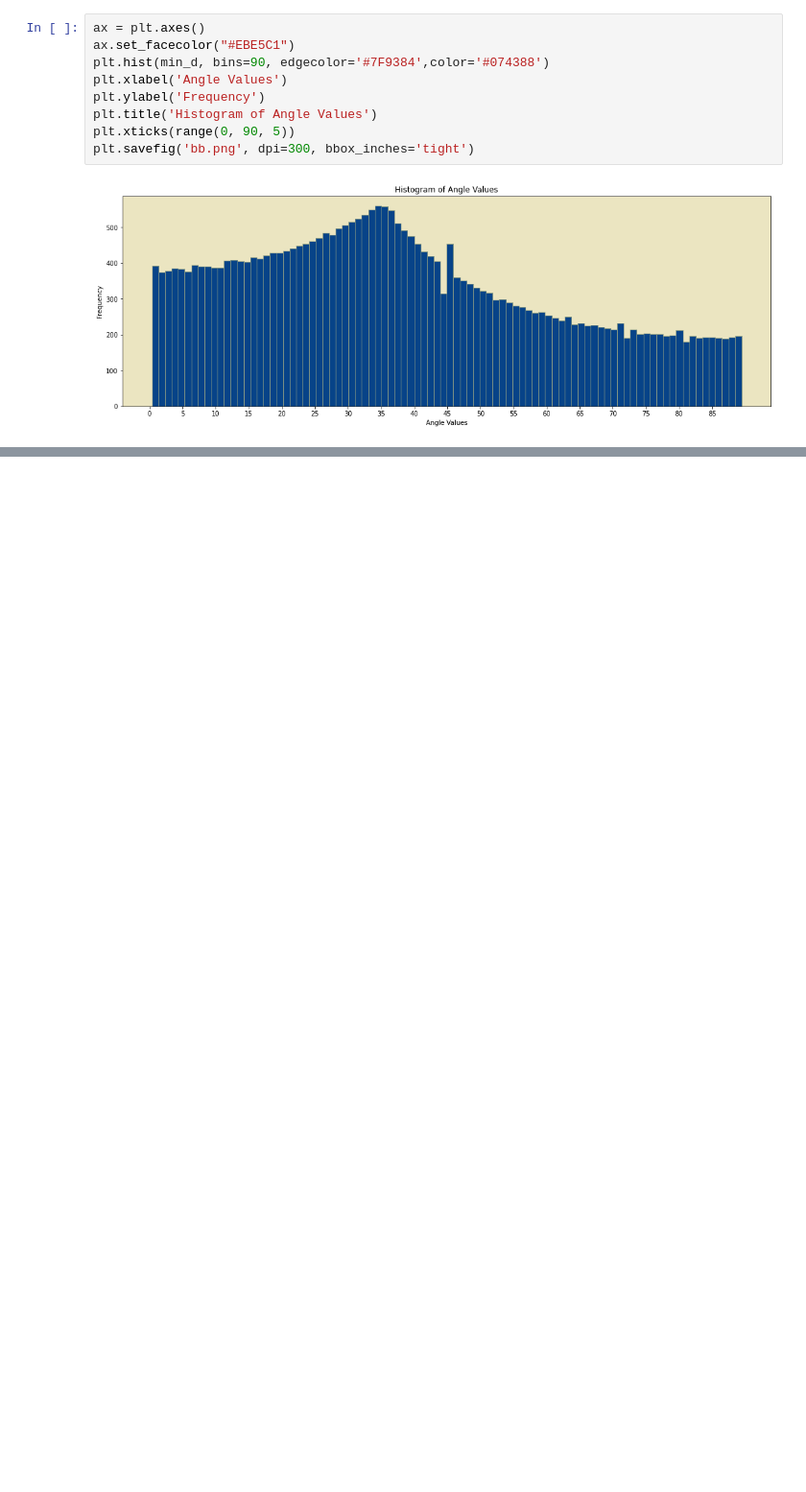
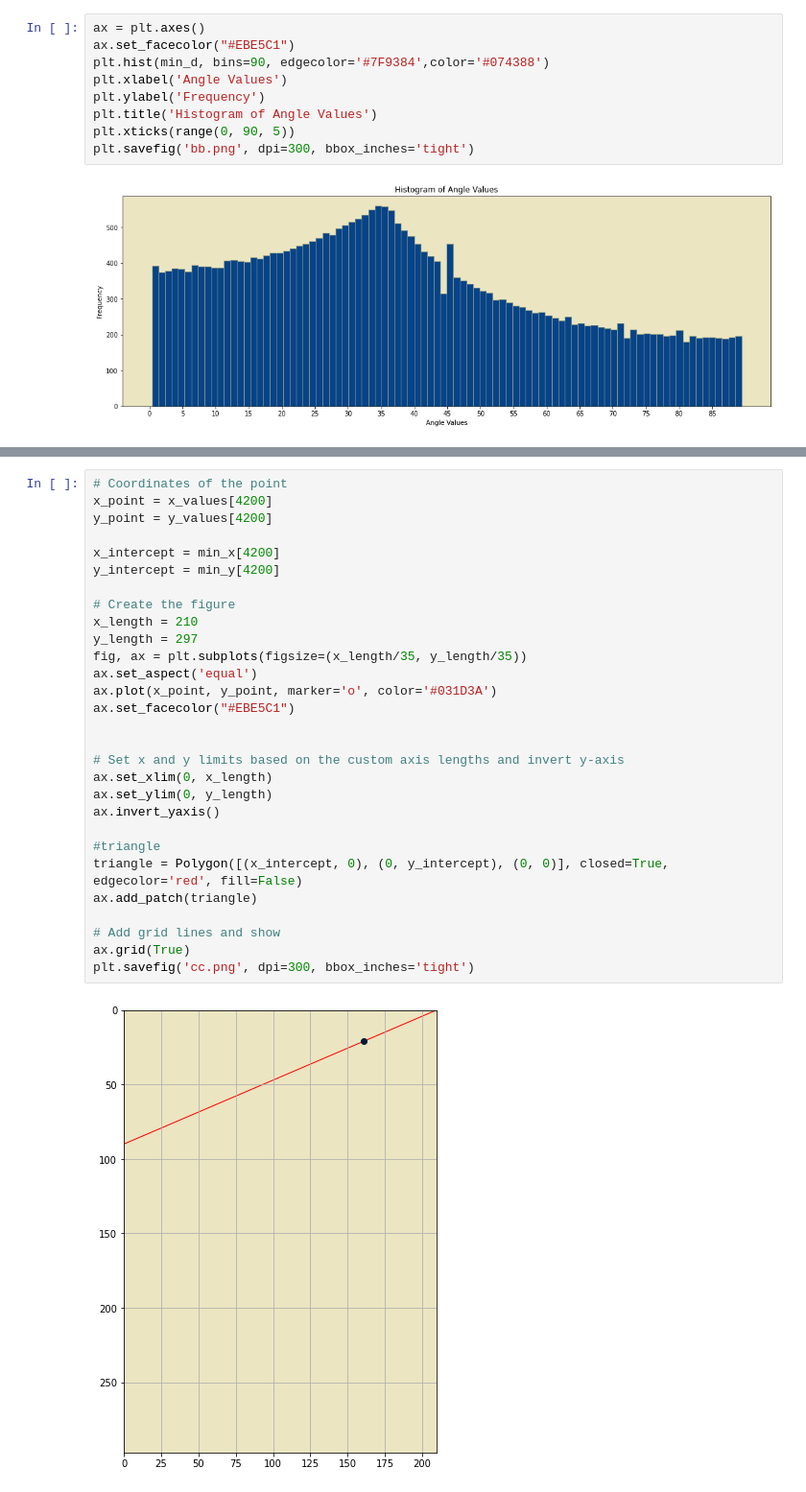
Before and after one commit to AOYT2/stapler, a Jupyter notebook: stapler.ipynb, the cells around one changed output, grey strips where cells are left out. Shown at 96% size. Cells and saved outputs as stored; diff of their text form; blank space fills up the shorter version.

```diff
--- a/stapler.ipynb
+++ b/stapler.ipynb
@@ -115,0 +137,31 @@ plt.savefig('bb.png', dpi=300, bbox_inches='tight')
+# %%
+# Coordinates of the point
+x_point = x_values[4200]
+y_point = y_values[4200]
+
+x_intercept = min_x[4200]
+y_intercept = min_y[4200]
+
+# Create the figure
+x_length = 210
+y_length = 297
+fig, ax = plt.subplots(figsize=(x_length/35, y_length/35))
+ax.set_aspect('equal')
+ax.plot(x_point, y_point, marker='o', color='#031D3A')
+ax.set_facecolor("#EBE5C1")
+
+
+# Set x and y limits based on the custom axis lengths and invert y-axis
+ax.set_xlim(0, x_length)
+ax.set_ylim(0, y_length)
+ax.invert_yaxis()
+
+#triangle
+triangle = Polygon([(x_intercept, 0), (0, y_intercept), (0, 0)], closed=True, edgecolor='red', fill=False)
+ax.add_patch(triangle)
+
+# Add grid lines and show
+ax.grid(True)
+plt.savefig('cc.png', dpi=300, bbox_inches='tight')
+# %% [output]
+[figure, added]
```
Also changed, not shown: parts of 4 cells of this notebook, 2 other files.
